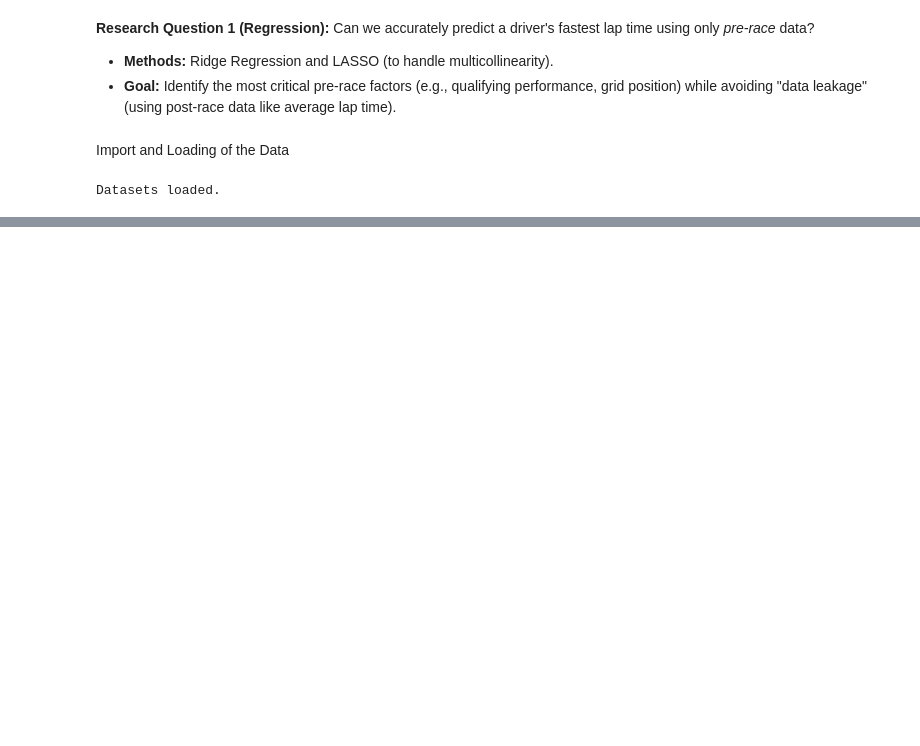
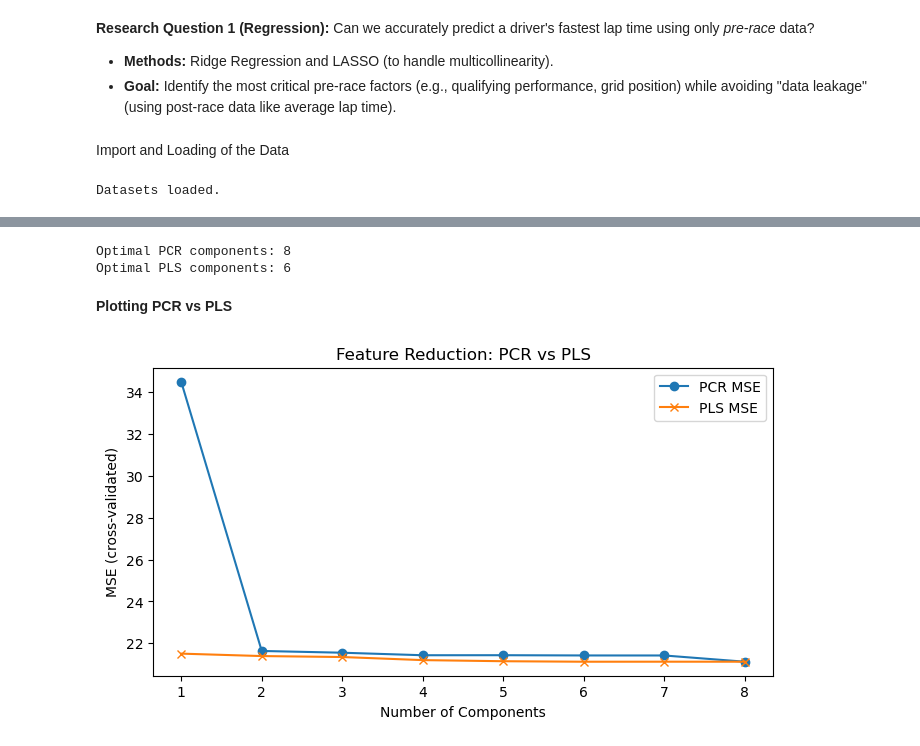
Before and after one commit to shehzanwar/DMSL7406, a Jupyter notebook: Project/f1_proj.ipynb, the cells around one changed output, grey strips where cells are left out. Saved outputs shown, nothing was run; the diff lists cells and outputs as text; code cells hidden in the pictures; blank space fills up the shorter version.

```diff
--- a/Project/f1_proj.ipynb
+++ b/Project/f1_proj.ipynb
@@ -82,0 +229,40 @@ print("Master DataFrame created.")
+# %%
+# Aligning target variable (y2) for train-test split
+y2 = master_f1['positionOrder'][mask]
+_, _, y2_train, y2_test = train_test_split(X_imputed, y2, test_size=0.2, random_state=rand_st)
+
+# PCR
+pcr_scores = []
+for k in range(1, X_train_scaled.shape[1] + 1):
+    pca = PCA(n_components=k)
+    X_reduced = pca.fit_transform(X_train_scaled)
+    lr = LinearRegression()
+    score = np.mean(cross_val_score(lr, X_reduced, y2_train, cv=cv5, scoring='neg_mean_squared_error')) # minimize MSE
+    pcr_scores.append(score)
+best_k_pcr = np.argmax(pcr_scores) + 1
+print(f"Optimal PCR components: {best_k_pcr}")
+
+# PLS Tuning
+pls_scores = []
+for k in range(1, X_train_scaled.shape[1] + 1):
+    pls = PLSRegression(n_components=k)
+    score = np.mean(cross_val_score(pls, X_train_scaled, y2_train, cv=cv5, scoring='neg_mean_squared_error')) # minimize MSE
+    pls_scores.append(score)
+best_k_pls = np.argmax(pls_scores) + 1
+print(f"Optimal PLS components: {best_k_pls}")
+# %% [output]
+Optimal PCR components: 8
+Optimal PLS components: 6
+# %% [markdown]
+**Plotting PCR vs PLS**
+# %%
+plt.figure(figsize=(8,4))
+plt.plot(range(1, X_train_scaled.shape[1] + 1), -np.array(pcr_scores), marker='o', label='PCR MSE')
+plt.plot(range(1, X_train_scaled.shape[1] + 1), -np.array(pls_scores), marker='x', label='PLS MSE')
+plt.xlabel('Number of Components')
+plt.ylabel('MSE (cross-validated)')
+plt.legend()
+plt.title('Feature Reduction: PCR vs PLS')
+plt.show()
+# %% [output]
+[figure, added]
```
Also changed, not shown: parts of 10 cells of this notebook, 2 other files.
